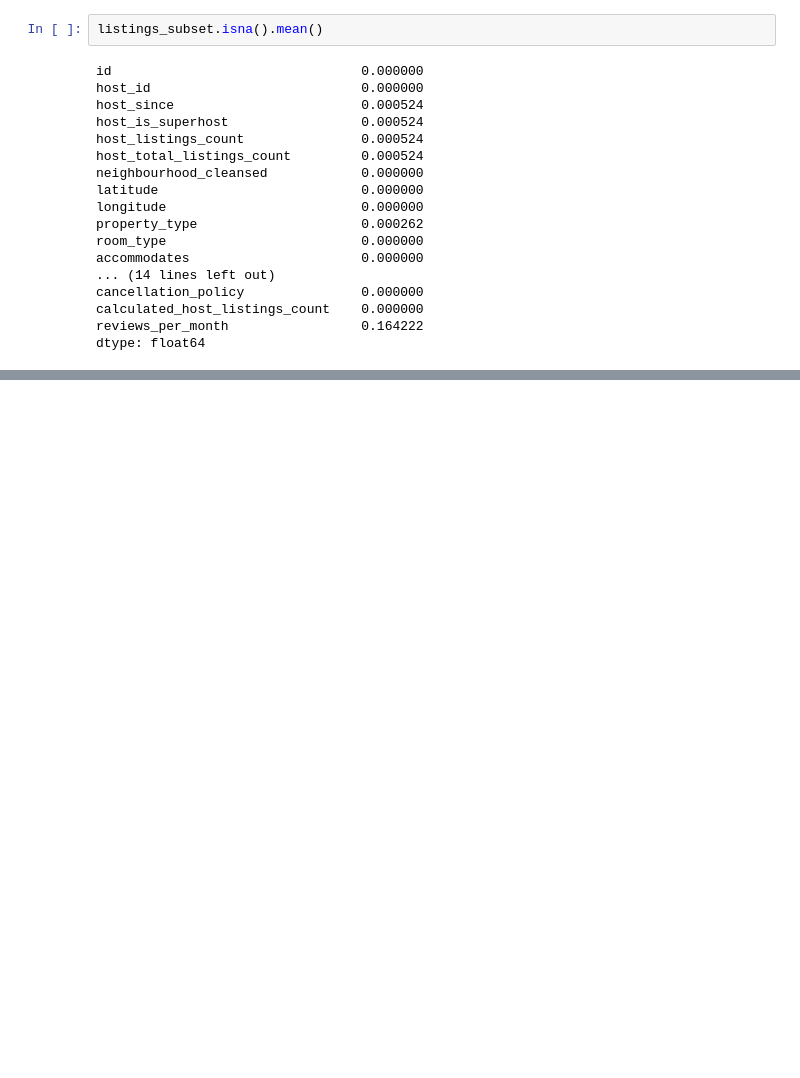
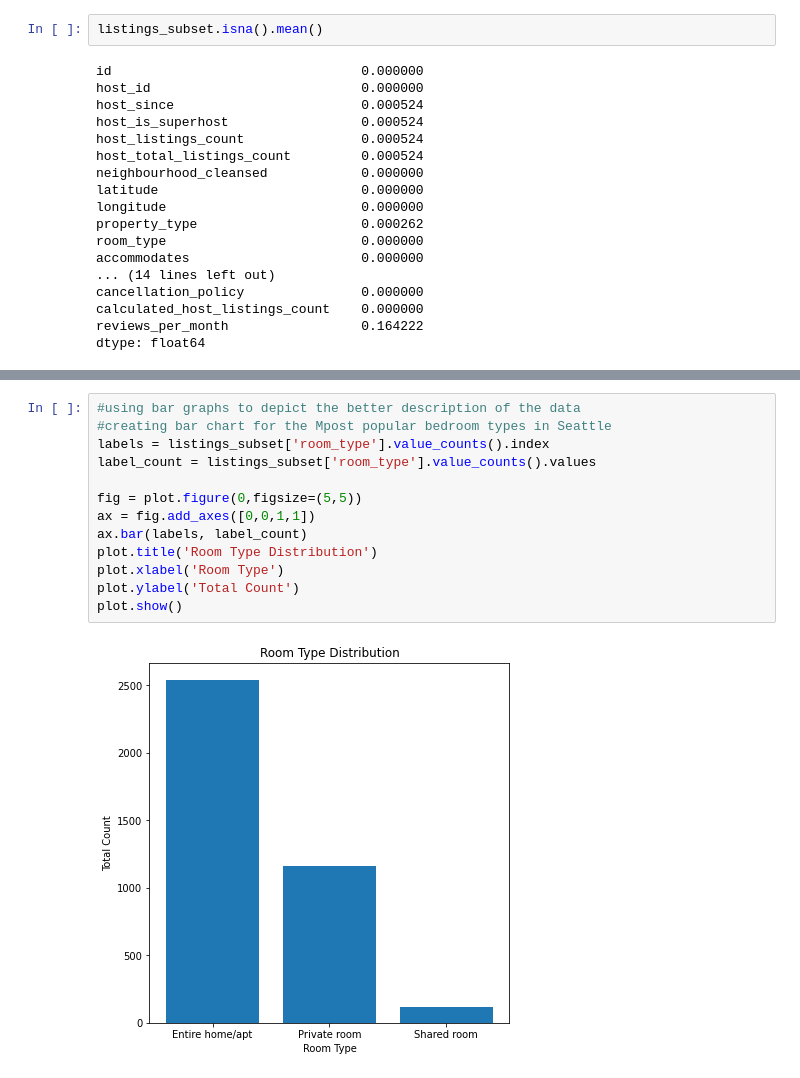
Before and after one commit to shagangrewal/Seattle_Airbnb_DataAnalysis, a Jupyter notebook: airbnb_seattle.ipynb, the cells around one changed output, grey strips where cells are left out. Cells and saved outputs as stored; diff of their text form; blank space fills up the shorter version.

```diff
--- a/airbnb_seattle.ipynb
+++ b/airbnb_seattle.ipynb
@@ -295,0 +360,15 @@ dtype: float64
+# %%
+#using bar graphs to depict the better description of the data
+#creating bar chart for the Mpost popular bedroom types in Seattle
+labels = listings_subset['room_type'].value_counts().index
+label_count = listings_subset['room_type'].value_counts().values
+
+fig = plot.figure(0,figsize=(5,5))
+ax = fig.add_axes([0,0,1,1])
+ax.bar(labels, label_count)
+plot.title('Room Type Distribution')
+plot.xlabel('Room Type')
+plot.ylabel('Total Count')
+plot.show()
+# %% [output]
+[figure, added]
```
Also changed, not shown: parts of 33 cells of this notebook.
